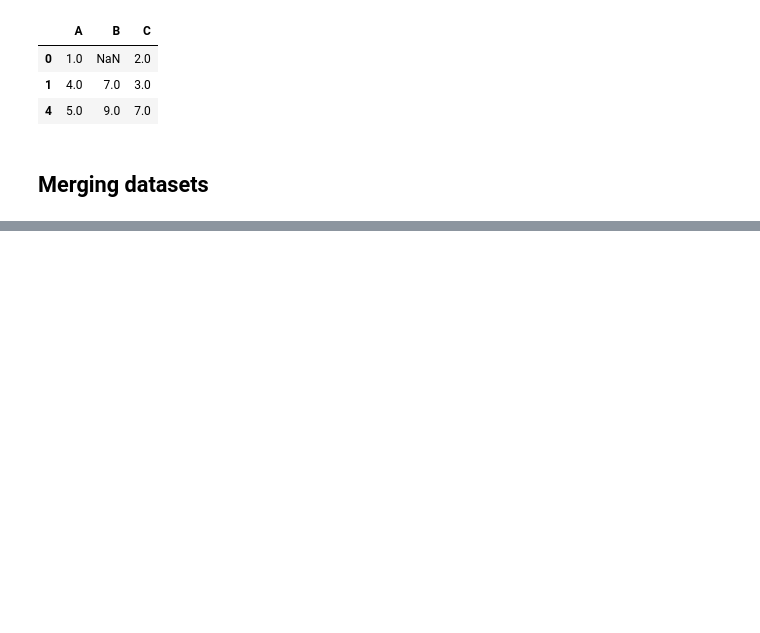
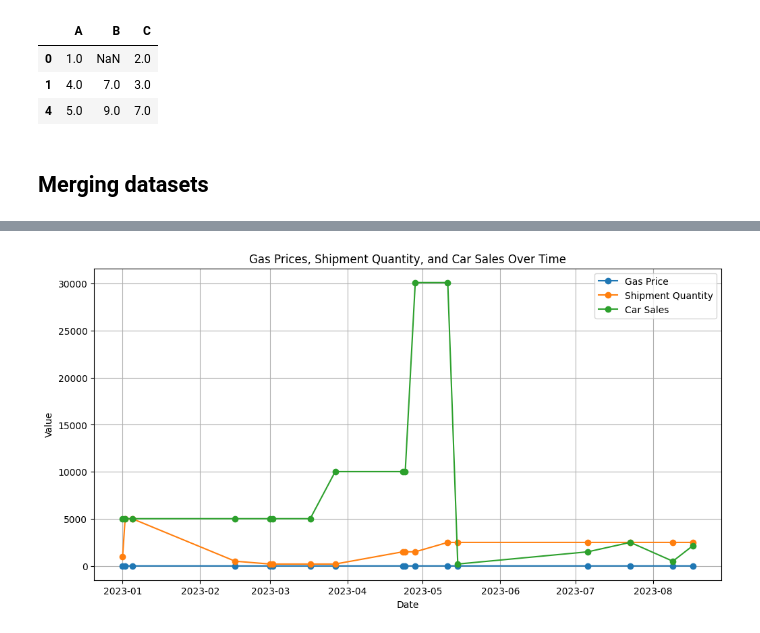
Before and after one commit to mugofjoe/preprocessing-for-machine-learning, a Jupyter notebook: preprocessing-for-machine-learning.ipynb, the cells around one changed output, grey strips where cells are left out. Saved outputs shown, nothing was run; the diff lists cells and outputs as text; code cells hidden in the pictures; blank space fills up the shorter version.

```diff
--- a/preprocessing-for-machine-learning.ipynb
+++ b/preprocessing-for-machine-learning.ipynb
@@ -204,0 +272,21 @@ print(merged_data)
+# %%
+import pandas as pd
+import matplotlib.pyplot as plt
+
+# Assuming you have already merged and filled the data as mentioned in the previous code
+
+# Plotting the line graph
+plt.figure(figsize=(12, 6))
+
+plt.plot(merged_data['date'], merged_data['price'], label='Gas Price', marker='o')
+plt.plot(merged_data['date'], merged_data['quantity'], label='Shipment Quantity', marker='o')
+plt.plot(merged_data['date'], merged_data['sales'], label='Car Sales', marker='o')
+
+plt.title('Gas Prices, Shipment Quantity, and Car Sales Over Time')
+plt.xlabel('Date')
+plt.ylabel('Value')
+plt.legend()
+plt.grid(True)
+plt.show()
+# %% [output]
+[figure, added]
```
Also changed, not shown: parts of 5 cells of this notebook.
